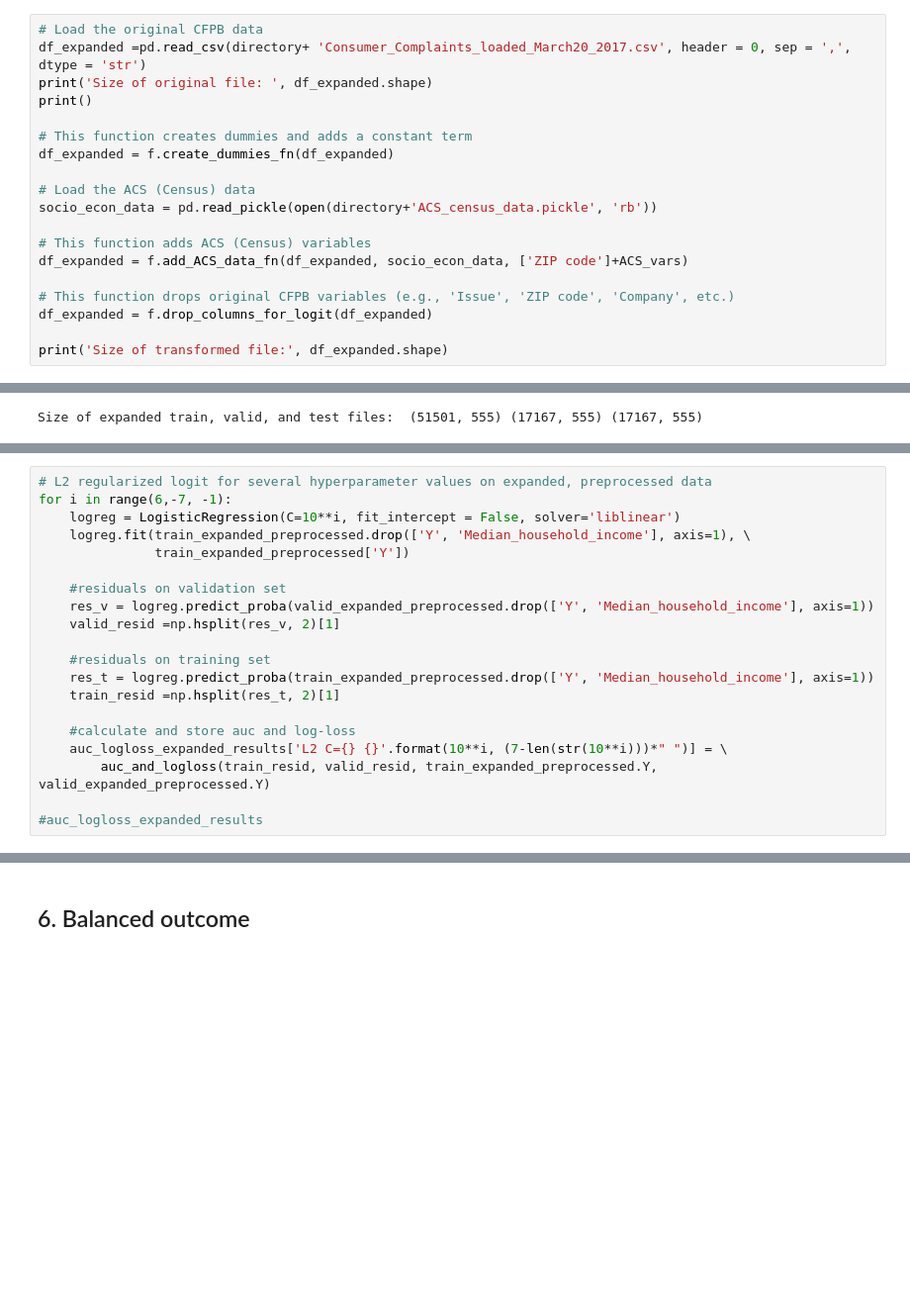
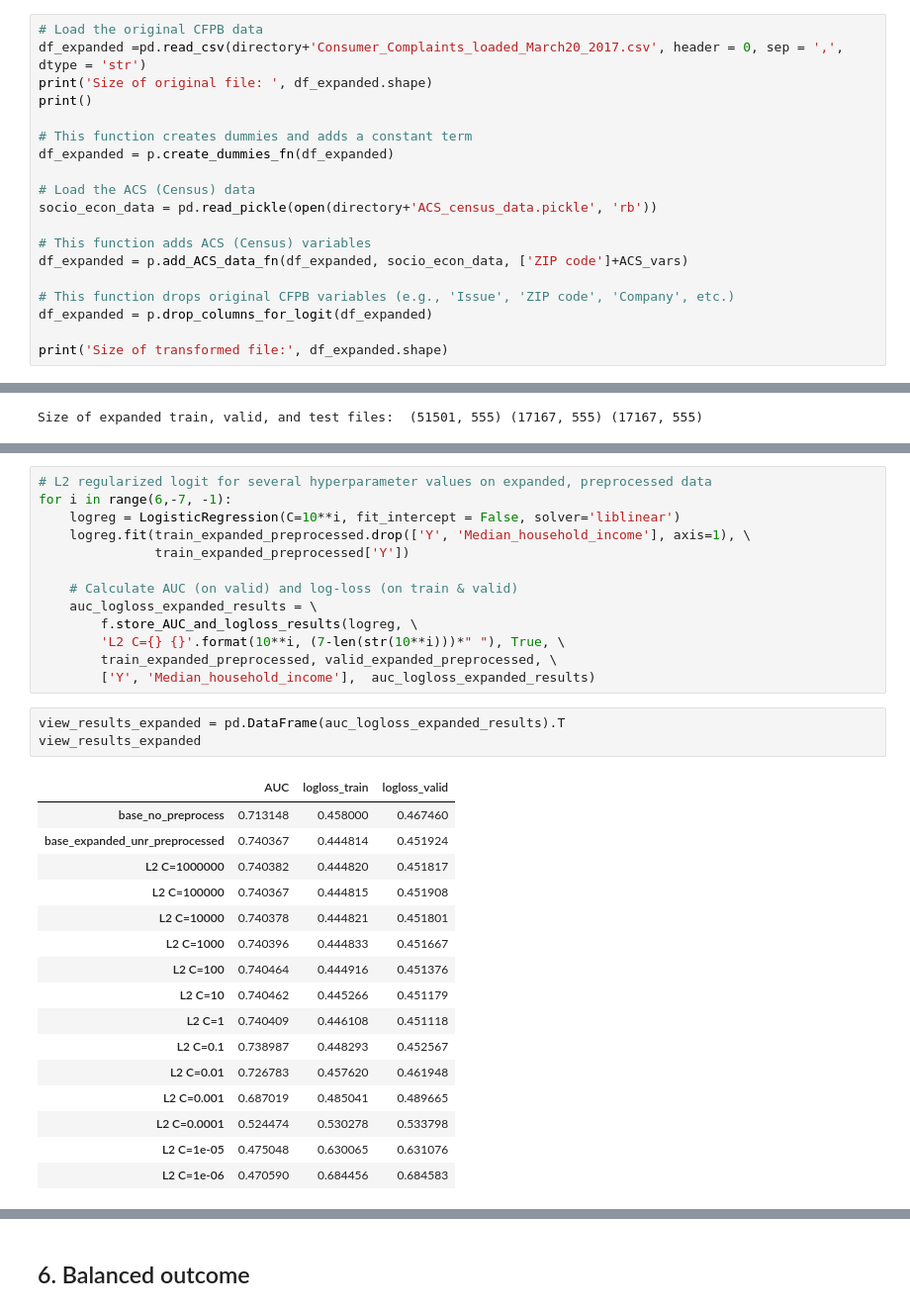
Before and after one commit to zhannazh/Predicting_Outcome_of_Consumer_Finance_Complaints, a Jupyter notebook: 2. Predictive Modeling.ipynb, the cells around one changed output, grey strips where cells are left out. Shown at 99% size. Drawn from its saved outputs; the diff is of its cells as text; blank space fills up the shorter version.

```diff
--- a/2. Predictive Modeling.ipynb
+++ b/2. Predictive Modeling.ipynb
@@ -510,21 +515,21 @@ In sklearn's logistic regression package, I probably do not run into this proble
 When I tried using statsmodels.api, after a few trials and errors, I was able to run a logistic regression by dropping dummies with fewer than 300 values of 1. Number of features is 131 vs 76 in the original set of models above. The results are very similar to the ones obtained below with sklearn and are not reported here.
 # %%
 # Load the original CFPB data
-df_expanded =pd.read_csv(directory+ 'Consumer_Complaints_loaded_March20_2017.csv', header = 0, sep = ',', dtype = 'str')
+df_expanded =pd.read_csv(directory+'Consumer_Complaints_loaded_March20_2017.csv', header = 0, sep = ',', dtype = 'str')
 print('Size of original file: ', df_expanded.shape)
 print()
 
 # This function creates dummies and adds a constant term
-df_expanded = f.create_dummies_fn(df_expanded)
+df_expanded = p.create_dummies_fn(df_expanded)
 
 # Load the ACS (Census) data
 socio_econ_data = pd.read_pickle(open(directory+'ACS_census_data.pickle', 'rb'))
 
 # This function adds ACS (Census) variables
-df_expanded = f.add_ACS_data_fn(df_expanded, socio_econ_data, ['ZIP code']+ACS_vars)
+df_expanded = p.add_ACS_data_fn(df_expanded, socio_econ_data, ['ZIP code']+ACS_vars)
 
 # This function drops original CFPB variables (e.g., 'Issue', 'ZIP code', 'Company', etc.)
-df_expanded = f.drop_columns_for_logit(df_expanded)
+df_expanded = p.drop_columns_for_logit(df_expanded)
 
 print('Size of transformed file:', df_expanded.shape)
 # %% [output]
@@ -622,17 +618,30 @@ for i in range(6,-7, -1):
     logreg.fit(train_expanded_preprocessed.drop(['Y', 'Median_household_income'], axis=1), \
                train_expanded_preprocessed['Y'])
 
-    #residuals on validation set
-    res_v = logreg.predict_proba(valid_expanded_preprocessed.drop(['Y', 'Median_household_income'], axis=1))
-    valid_resid =np.hsplit(res_v, 2)[1]
-
-    #residuals on training set
-    res_t = logreg.predict_proba(train_expanded_preprocessed.drop(['Y', 'Median_household_income'], axis=1))
-    train_resid =np.hsplit(res_t, 2)[1]
-
-    #calculate and store auc and log-loss
-    auc_logloss_expanded_results['L2 C={} {}'.format(10**i, (7-len(str(10**i)))*" ")] = \
-        auc_and_logloss(train_resid, valid_resid, train_expanded_preprocessed.Y, valid_expanded_preprocessed.Y)
-
-#auc_logloss_expanded_results
+    # Calculate AUC (on valid) and log-loss (on train & valid)
+    auc_logloss_expanded_results = \
+        f.store_AUC_and_logloss_results(logreg, \
+        'L2 C={} {}'.format(10**i, (7-len(str(10**i)))*" "), True, \
+        train_expanded_preprocessed, valid_expanded_preprocessed, \
+        ['Y', 'Median_household_income'],  auc_logloss_expanded_results)
+# %%
+view_results_expanded = pd.DataFrame(auc_logloss_expanded_results).T
+view_results_expanded
+# %% [output]
+|  | AUC | logloss_train | logloss_valid |
+| base_no_preprocess | 0.713148 | 0.458000 | 0.467460 |
+| base_expanded_unr_preprocessed | 0.740367 | 0.444814 | 0.451924 |
+| L2 C=1000000 | 0.740382 | 0.444820 | 0.451817 |
+| L2 C=100000 | 0.740367 | 0.444815 | 0.451908 |
+| L2 C=10000 | 0.740378 | 0.444821 | 0.451801 |
+| L2 C=1000 | 0.740396 | 0.444833 | 0.451667 |
+| L2 C=100 | 0.740464 | 0.444916 | 0.451376 |
+| L2 C=10 | 0.740462 | 0.445266 | 0.451179 |
+| L2 C=1 | 0.740409 | 0.446108 | 0.451118 |
+| L2 C=0.1 | 0.738987 | 0.448293 | 0.452567 |
+| L2 C=0.01 | 0.726783 | 0.457620 | 0.461948 |
+| L2 C=0.001 | 0.687019 | 0.485041 | 0.489665 |
+| L2 C=0.0001 | 0.524474 | 0.530278 | 0.533798 |
+| L2 C=1e-05 | 0.475048 | 0.630065 | 0.631076 |
+| L2 C=1e-06 | 0.470590 | 0.684456 | 0.684583 |
 # %%
```
Also changed, not shown: parts of 18 cells of this notebook, 1 other file.
